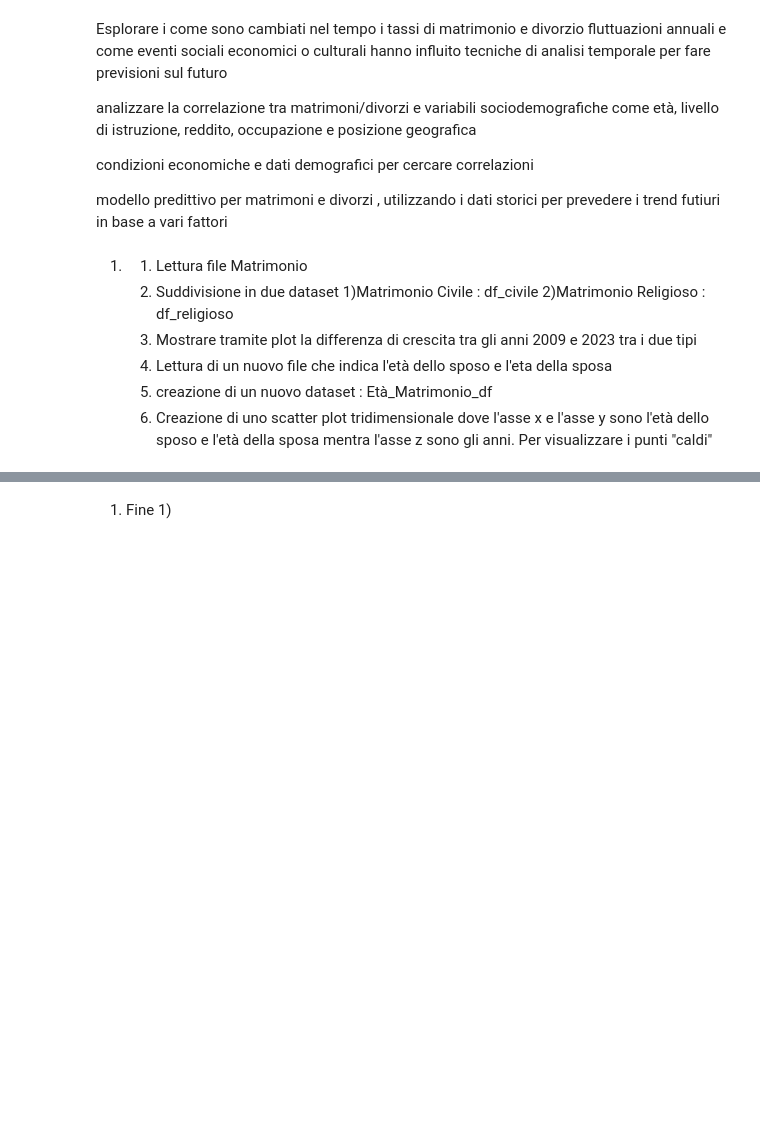
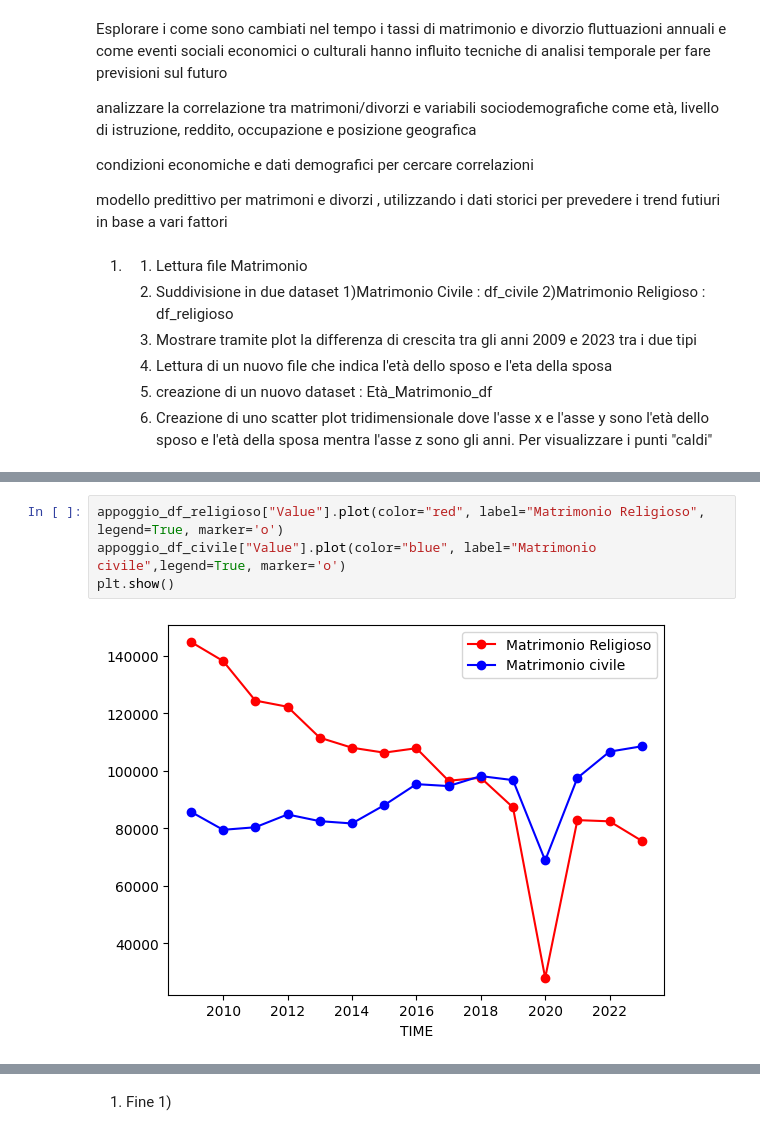
Before and after one commit to LeonardoGarutiUnibo/LabBigData, a Jupyter notebook: Project.ipynb, the cells around one changed output, grey strips where cells are left out. Saved outputs shown, nothing was run; the diff lists cells and outputs as text; blank space fills up the shorter version.

```diff
--- a/Project.ipynb
+++ b/Project.ipynb
@@ -88,0 +56,6 @@ Name: Crescita %, dtype: float64
+# %%
+appoggio_df_religioso["Value"].plot(color="red", label="Matrimonio Religioso", legend=True, marker='o')
+appoggio_df_civile["Value"].plot(color="blue", label="Matrimonio civile",legend=True, marker='o')
+plt.show()
+# %% [output]
+[figure, added]
```
Also changed, not shown: parts of 20 cells of this notebook, 2 other files.
